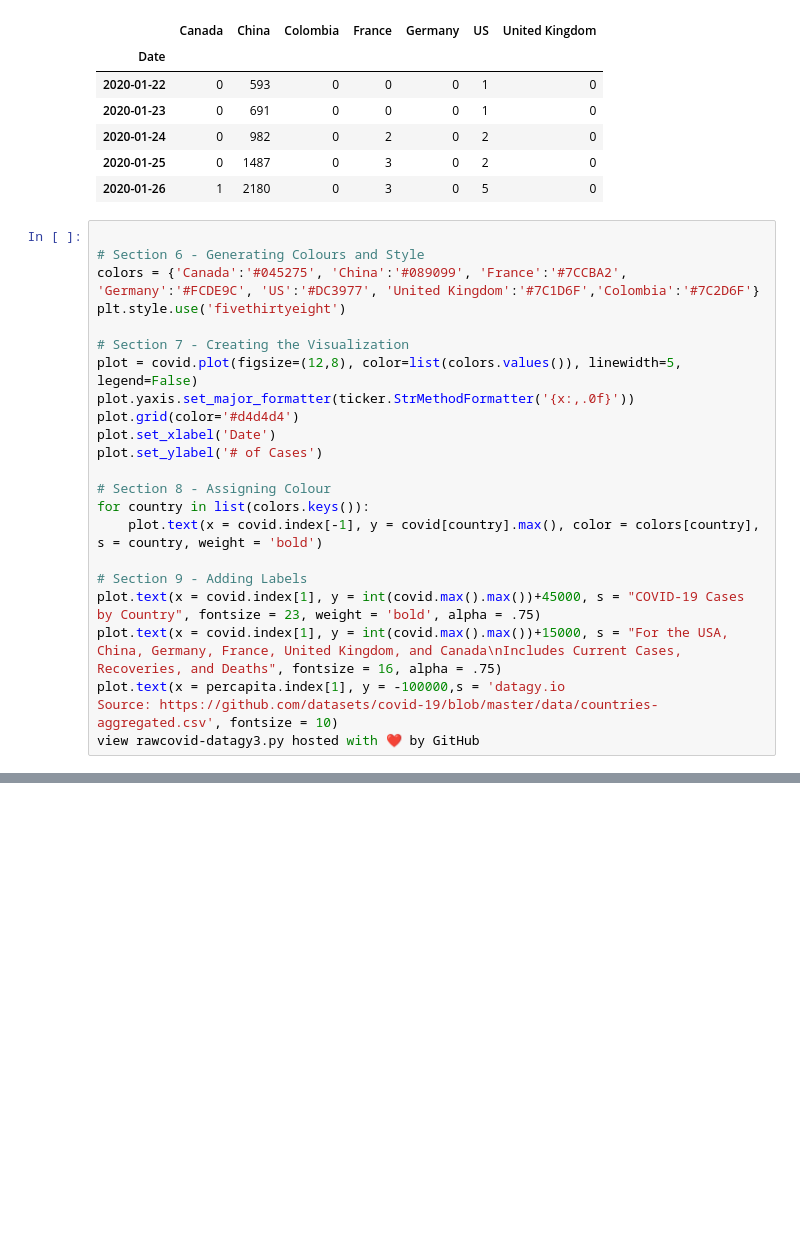
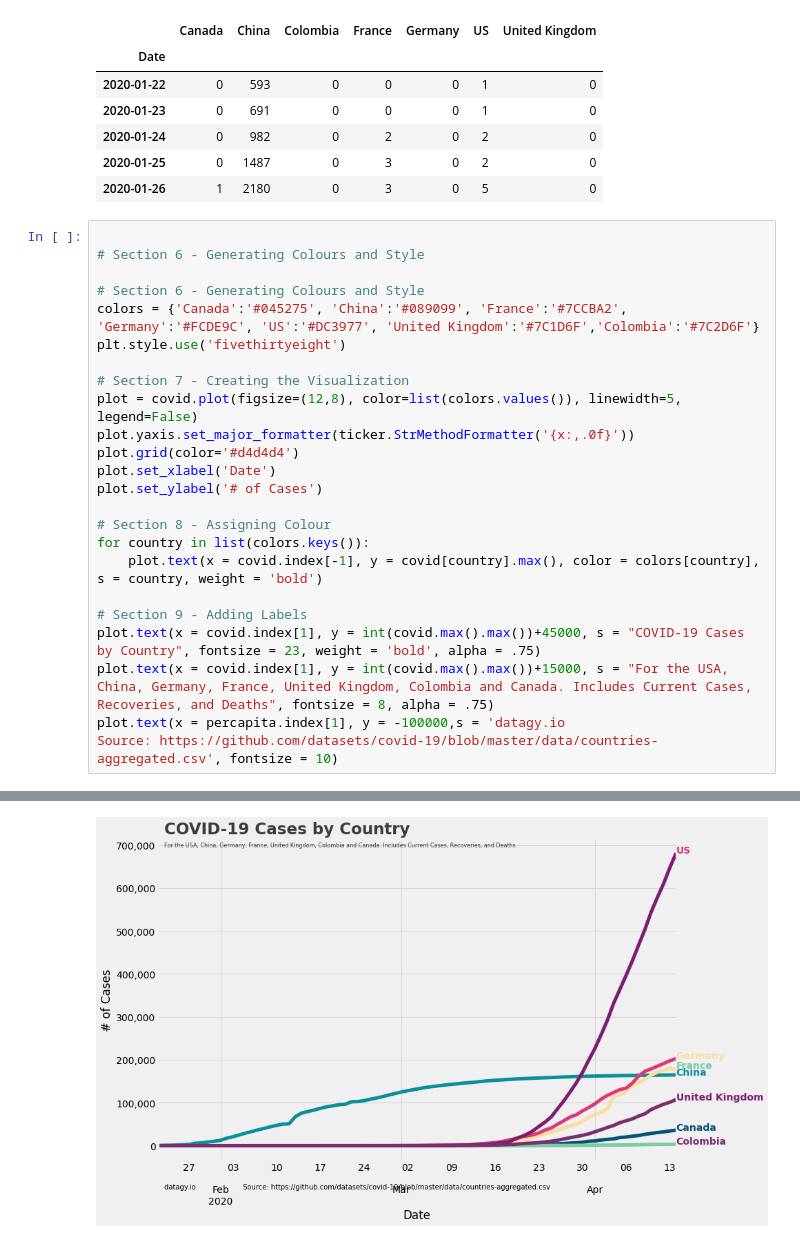
Before and after one commit to julian-masdatascience/ML, a Jupyter notebook: COVID.ipynb, the cells around one changed output, grey strips where cells are left out. Drawn from its saved outputs; the diff is of its cells as text; blank space fills up the shorter version.

```diff
--- a/COVID.ipynb
+++ b/COVID.ipynb
@@ -70,6 +69,8 @@ covid.head()
 | 2020-01-25 | 0 | 1487 | 0 | 3 | 0 | 2 | 0 |
 | 2020-01-26 | 1 | 2180 | 0 | 3 | 0 | 5 | 0 |
 # %%
+
+# Section 6 - Generating Colours and Style
 
 # Section 6 - Generating Colours and Style
 colors = {'Canada':'#045275', 'China':'#089099', 'France':'#7CCBA2', 'Germany':'#FCDE9C', 'US':'#DC3977', 'United Kingdom':'#7C1D6F','Colombia':'#7C2D6F'}
@@ -88,7 +89,6 @@ for country in list(colors.keys()):
 
 # Section 9 - Adding Labels
 plot.text(x = covid.index[1], y = int(covid.max().max())+45000, s = "COVID-19 Cases by Country", fontsize = 23, weight = 'bold', alpha = .75)
-plot.text(x = covid.index[1], y = int(covid.max().max())+15000, s = "For the USA, China, Germany, France, United Kingdom, and Canada\nIncludes Current Cases, Recoveries, and Deaths", fontsize = 16, alpha = .75)
+plot.text(x = covid.index[1], y = int(covid.max().max())+15000, s = "For the USA, China, Germany, France, United Kingdom, Colombia and Canada. Includes Current Cases, Recoveries, and Deaths", fontsize = 8, alpha = .75)
 plot.text(x = percapita.index[1], y = -100000,s = 'datagy.io                      Source: https://github.com/datasets/covid-19/blob/master/data/countries-aggregated.csv', fontsize = 10)
-view rawcovid-datagy3.py hosted with ❤ by GitHub
 # %% [output]
@@ -95,0 +96 @@ SyntaxError: ignored
+[figure, added]
```
Also changed, not shown: parts of 4 cells of this notebook.
